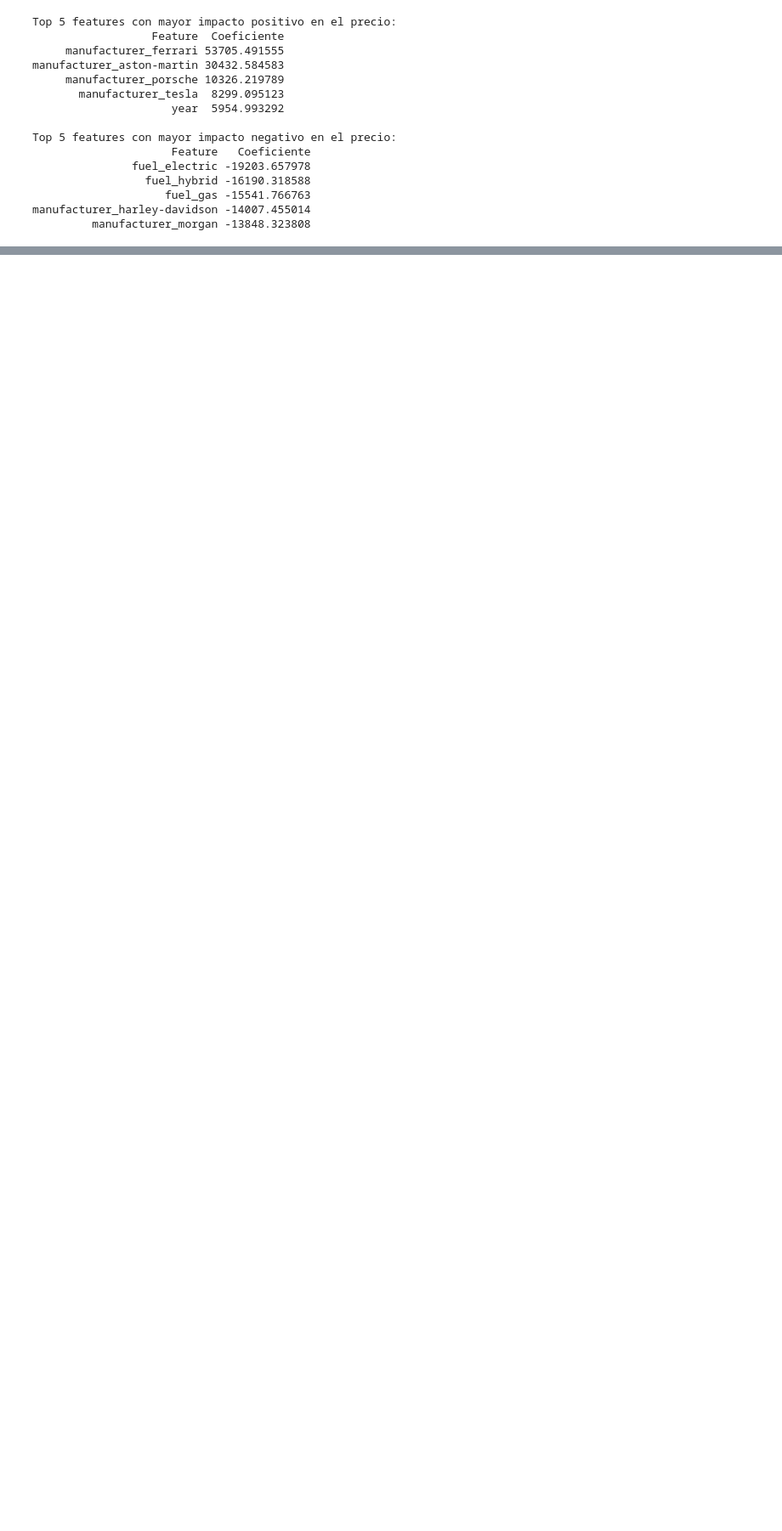
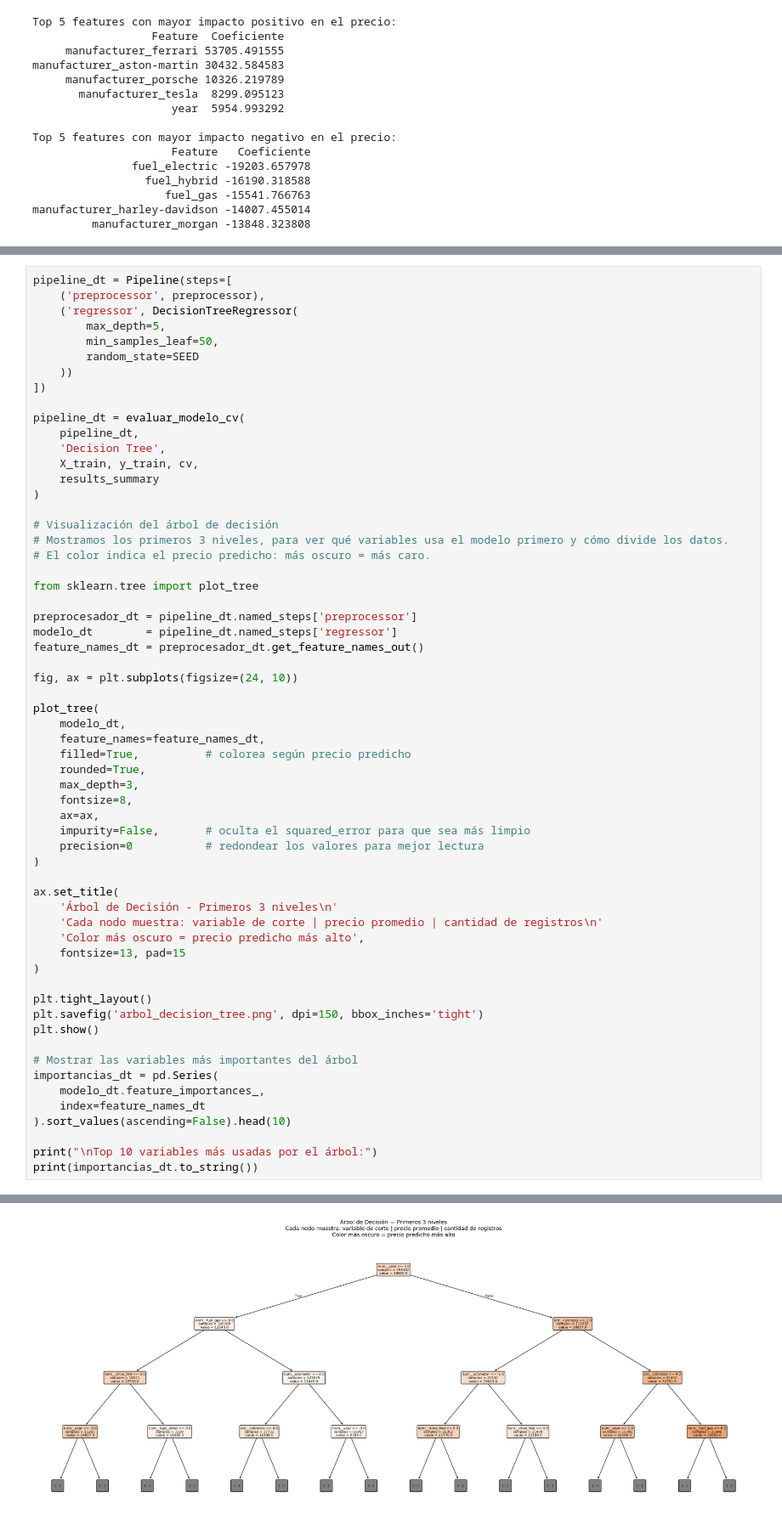
Before and after one commit to Mary-Paz-AN/PY_IA, a Jupyter notebook: SegundaEtapa/segundaEtapa.ipynb, the cells around one changed output, grey strips where cells are left out. Shown at 85% size. Saved outputs shown, nothing was run; the diff lists cells and outputs as text; blank space fills up the shorter version.

```diff
--- a/SegundaEtapa/segundaEtapa.ipynb
+++ b/SegundaEtapa/segundaEtapa.ipynb
@@ -703,0 +712,61 @@ pipeline_ridge = evaluar_modelo_cv(
+# %%
+pipeline_dt = Pipeline(steps=[
+    ('preprocessor', preprocessor),
+    ('regressor', DecisionTreeRegressor(
+        max_depth=5,
+        min_samples_leaf=50,
+        random_state=SEED
+    ))
+])
+
+pipeline_dt = evaluar_modelo_cv(
+    pipeline_dt,
+    'Decision Tree',
+    X_train, y_train, cv,
+    results_summary
+)
+
+# Visualización del árbol de decisión
+# Mostramos los primeros 3 niveles, para ver qué variables usa el modelo primero y cómo divide los datos.
+# El color indica el precio predicho: más oscuro = más caro.
+
+from sklearn.tree import plot_tree
+
+preprocesador_dt = pipeline_dt.named_steps['preprocessor']
+modelo_dt        = pipeline_dt.named_steps['regressor']
+feature_names_dt = preprocesador_dt.get_feature_names_out()
+
+fig, ax = plt.subplots(figsize=(24, 10))
+
+plot_tree(
+    modelo_dt,
+    feature_names=feature_names_dt,
+    filled=True,          # colorea según precio predicho
+    rounded=True,
+    max_depth=3,
+    fontsize=8,
+    ax=ax,
+    impurity=False,       # oculta el squared_error para que sea más limpio
+    precision=0           # redondear los valores para mejor lectura
+)
+
+ax.set_title(
+    'Árbol de Decisión - Primeros 3 niveles\n'
+    'Cada nodo muestra: variable de corte | precio promedio | cantidad de registros\n'
+    'Color más oscuro = precio predicho más alto',
+    fontsize=13, pad=15
+)
+
+plt.tight_layout()
+plt.savefig('arbol_decision_tree.png', dpi=150, bbox_inches='tight')
+plt.show()
+
+# Mostrar las variables más importantes del árbol
+importancias_dt = pd.Series(
+    modelo_dt.feature_importances_,
+    index=feature_names_dt
+).sort_values(ascending=False).head(10)
+
+print("\nTop 10 variables más usadas por el árbol:")
+print(importancias_dt.to_string())
+# %% [output]
@@ -703,0 +784 @@ pipeline_ridge = evaluar_modelo_cv(
+[figure, added]
```
Also changed, not shown: parts of 30 cells of this notebook, 8 other files.
